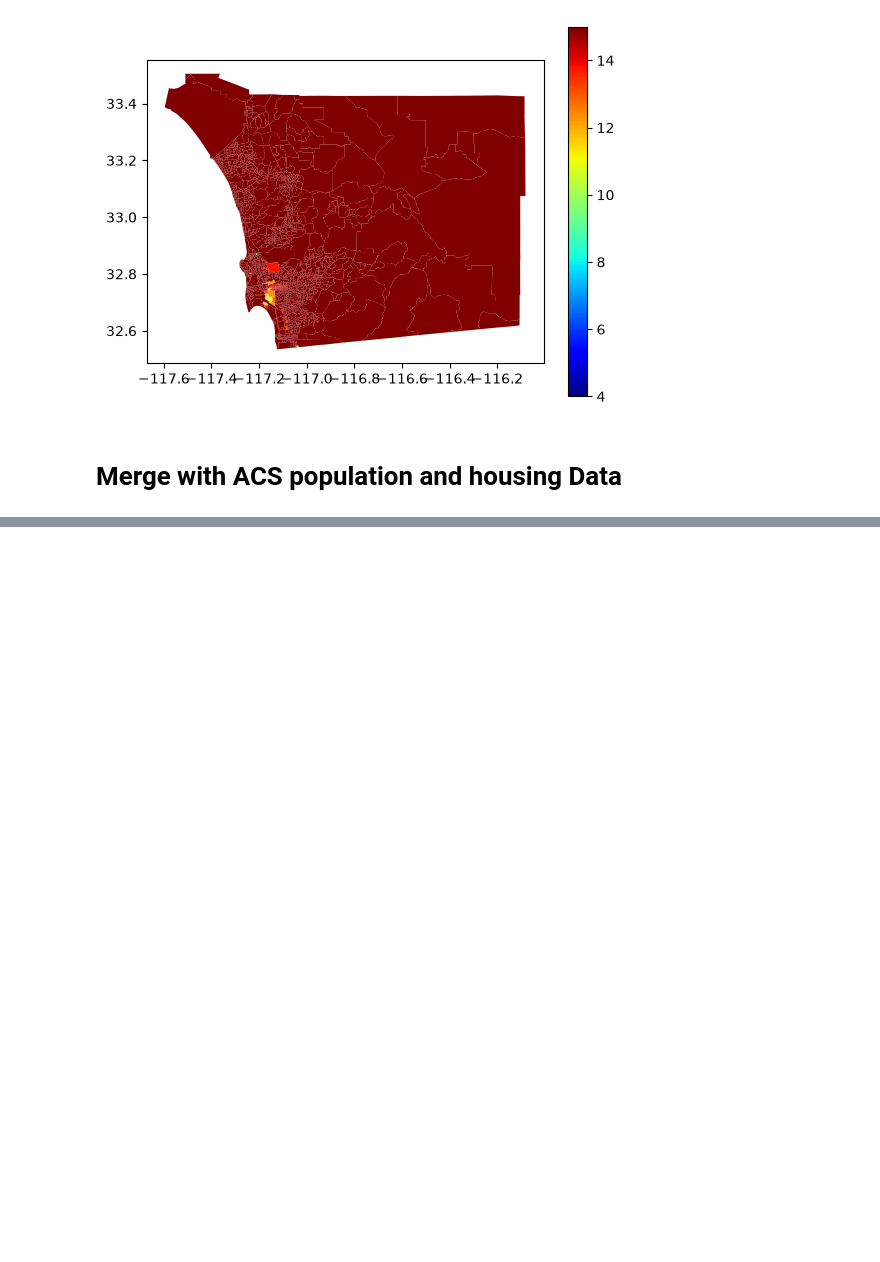
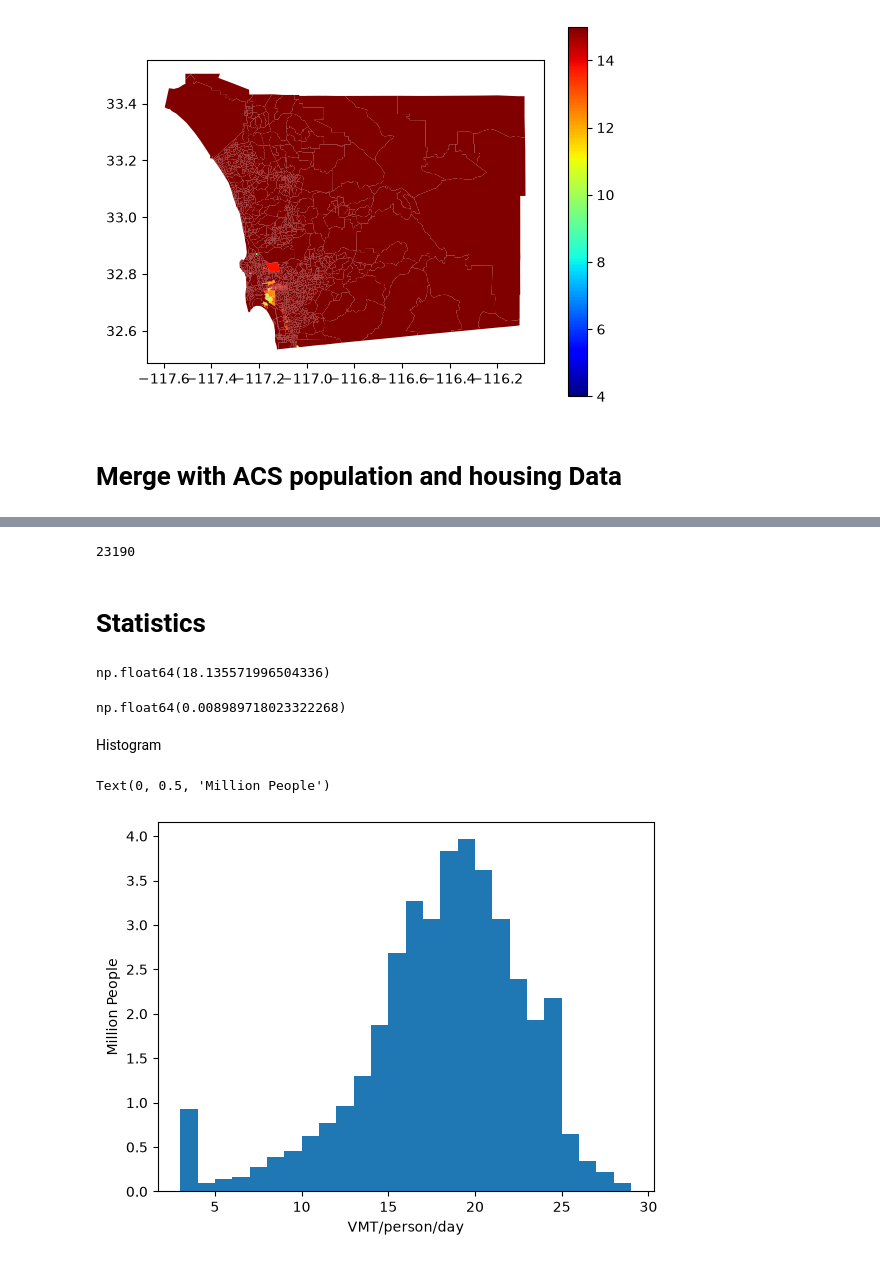
Before and after one commit to symptom-of-indigo/esm-grad-portfolio, a Jupyter notebook: sanDiego.ipynb, the cells around one changed output, grey strips where cells are left out. Saved outputs shown, nothing was run; the diff lists cells and outputs as text; code cells hidden in the pictures; blank space fills up the shorter version.

Commit message:
census function and housing data recreation

```diff
--- a/sanDiego.ipynb
+++ b/sanDiego.ipynb
@@ -166,0 +202,3 @@ sd_vmt.plot(column='VMTpc', legend=True, cmap='jet', vmin=4, vmax=15)
+# %%
+pop = ca_pop_data.set_index('GEOID')[['B01003_001E']].rename({'B01003_001E': 'Population'}, axis=1)
+pop.head()
@@ -166,0 +215,16 @@ sd_vmt.plot(column='VMTpc', legend=True, cmap='jet', vmin=4, vmax=15)
+# %%
+def read_census_table(table_name, filename, variable_name,
+                      skiprows=[1], inputdir=inputdir, geo_in_name='GEO_ID', geo_out_name='GEOID', trim_length=9,
+                      column_suffix='_001E'):
+
+    # Read data
+    data = pd.read_csv(inputdir / filename, skiprows=skiprows)
+
+    # Trim leading FIPS code strings.
+    data[geo_out_name] = data[geo_in_name].map(lambda x: x[trim_length:])
+
+    # Set index, rename column to something more readable, and drop other columns.
+    column_name = table_name + column_suffix # Using '+' for a string concatenates.
+    data_out = data.set_index(geo_out_name)[[column_name]].rename({column_name: variable_name}, axis=1)
+
+    return data_out
@@ -166,0 +236,3 @@ sd_vmt.plot(column='VMTpc', legend=True, cmap='jet', vmin=4, vmax=15)
+# %%
+housing_units = read_census_table('B25001', 'ACSDT5Y2019.B25001_2026-09-27T131118/ACSDT5Y2019.B25001-Data.csv', 'Housing Units')
+housing_units.head()
@@ -166,0 +254,4 @@ sd_vmt.plot(column='VMTpc', legend=True, cmap='jet', vmin=4, vmax=15)
+# %%
+vmt_merged = vmt.merge(pop, left_index=True, right_index=True, how='inner')
+vmt_merged = vmt_merged.merge(housing_units, left_index=True, right_index=True, how='inner')
+vmt_merged.head()
@@ -166,0 +266,25 @@ sd_vmt.plot(column='VMTpc', legend=True, cmap='jet', vmin=4, vmax=15)
+# %%
+len(vmt_merged)
+# %% [output]
+23190
+# %% [markdown]
+# Statistics
+# %%
+statewide_mean_vmt_calc = (vmt_merged['VMTpc'] * vmt_merged['Population']).sum() / vmt_merged['Population'].sum()
+statewide_mean_vmt_calc
+# %% [output]
+np.float64(18.135571996504336)
+# %%
+statewide_mean_vmt_calc - VMT_state
+# %% [output]
+np.float64(0.008989718023322268)
+# %% [markdown]
+Histogram
+# %%
+plt.hist(vmt_merged['VMTpc'], weights=vmt_merged['Population'] / 1e6, bins=np.arange(3, 30))
+# Set bins to be 1 VMT from 3 to 30, use millions of people for plotting convenience.
+plt.xlabel('VMT/person/day')
+plt.ylabel('Million People')
+# %% [output]
+Text(0, 0.5, 'Million People')
+[figure, added]
```
Also changed, not shown: parts of 15 cells of this notebook.
